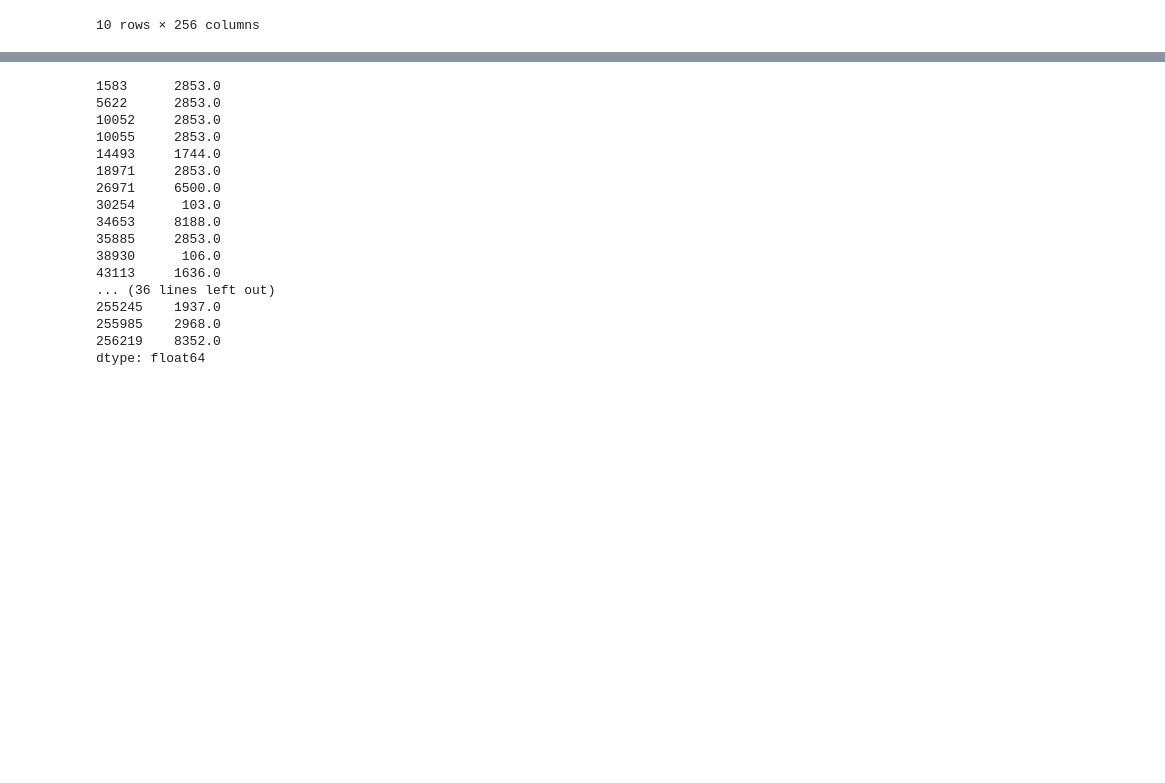
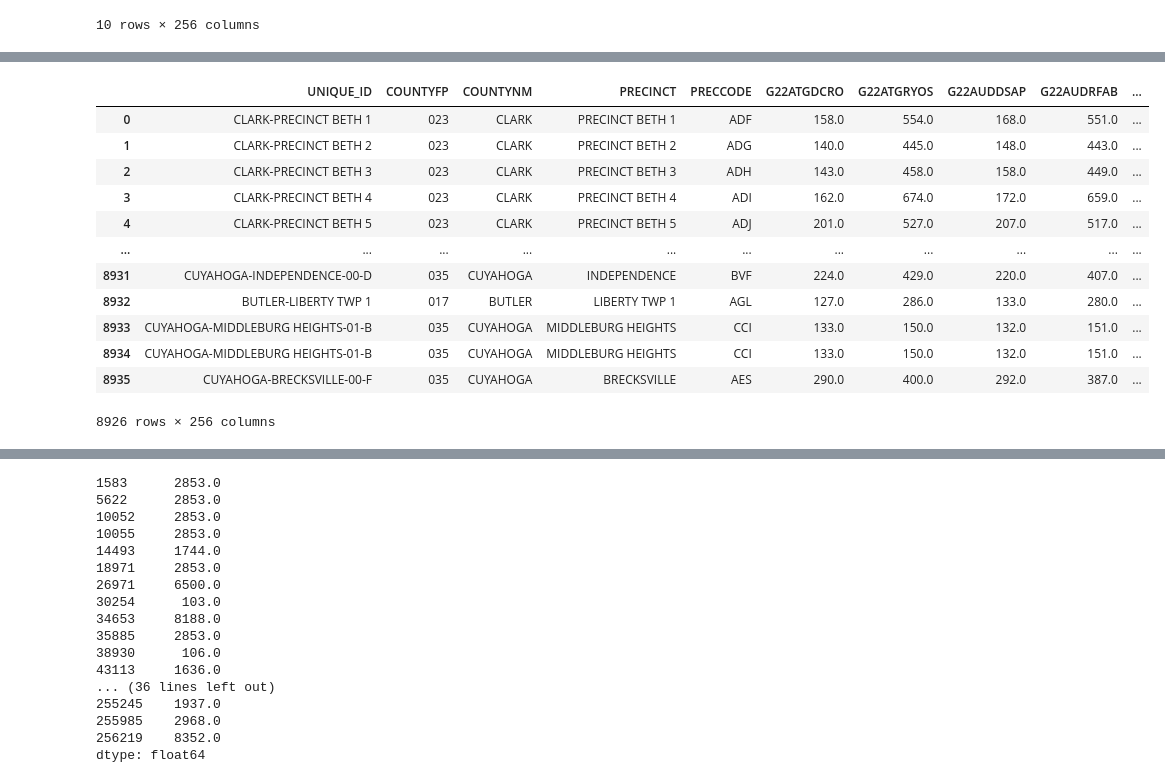
Before and after one commit to nonpartisan-redistricting-datahub/pber_collection, a Jupyter notebook: OH/2022/archive/oh_boundaries_prec_matching.ipynb, the cells around one changed output, grey strips where cells are left out. Cells and saved outputs as stored; diff of their text form; code cells hidden in the pictures; blank space fills up the shorter version.

```diff
--- a/OH/2022/oh_boundaries_prec_matching.ipynb
+++ b/OH/2022/archive/oh_boundaries_prec_matching.ipynb
@@ -1326,7 +1326,7 @@ oh_gen = gp.GeoDataFrame(pd.concat([oh_gen, columbiana1_2_cutout], ignore_index=
 #last_filter[(last_filter["UNIQUE_ID"]=="COLUMBIANA-PRECINCT LISBON VIL NORTH")|(last_filter["UNIQUE_ID"]=="COLUMBIANA-PRECINCT CENTER TWP NORTH")]
 columbiana3 = oh_gen[oh_gen["UNIQUE_ID"]=="COLUMBIANA-PRECINCT LISBON VIL NORTH"].to_crs(3857)
 columbiana4 = oh_gen[oh_gen["UNIQUE_ID"]=="COLUMBIANA-PRECINCT CENTER TWP NORTH"].to_crs(3857)
-columbiana3_4_cutout = gp.overlay(columbiana1, columbiana2,  how="difference",keep_geom_type = False)
+columbiana3_4_cutout = gp.overlay(columbiana3, columbiana4,  how="difference",keep_geom_type = False)
 
 oh_gen = oh_gen.loc[oh_gen["UNIQUE_ID"]!="COLUMBIANA-PRECINCT LISBON VIL NORTH"]
 oh_gen = gp.GeoDataFrame(pd.concat([oh_gen, columbiana3_4_cutout], ignore_index=True), crs=3857)
@@ -1410,0 +1429,16 @@ maup.assign(oh_blocks[oh_blocks["GEOID20"].isin(requires_additional_checking)],
+# %%
+oh_gen[~oh_gen["geometry"].isna()].to_crs(3857)
+# %% [output]
+|  | UNIQUE_ID | COUNTYFP | COUNTYNM | PRECINCT | PRECCODE | G22ATGDCRO | G22ATGRYOS | G22AUDDSAP | G22AUDRFAB | ... |
+| 0 | CLARK-PRECINCT BETH 1 | 023 | CLARK | PRECINCT BETH 1 | ADF | 158.0 | 554.0 | 168.0 | 551.0 | ... |
+| 1 | CLARK-PRECINCT BETH 2 | 023 | CLARK | PRECINCT BETH 2 | ADG | 140.0 | 445.0 | 148.0 | 443.0 | ... |
+| 2 | CLARK-PRECINCT BETH 3 | 023 | CLARK | PRECINCT BETH 3 | ADH | 143.0 | 458.0 | 158.0 | 449.0 | ... |
+| 3 | CLARK-PRECINCT BETH 4 | 023 | CLARK | PRECINCT BETH 4 | ADI | 162.0 | 674.0 | 172.0 | 659.0 | ... |
+| 4 | CLARK-PRECINCT BETH 5 | 023 | CLARK | PRECINCT BETH 5 | ADJ | 201.0 | 527.0 | 207.0 | 517.0 | ... |
+| ... | ... | ... | ... | ... | ... | ... | ... | ... | ... | ... |
+| 8931 | CUYAHOGA-INDEPENDENCE-00-D | 035 | CUYAHOGA | INDEPENDENCE | BVF | 224.0 | 429.0 | 220.0 | 407.0 | ... |
+| 8932 | BUTLER-LIBERTY TWP 1 | 017 | BUTLER | LIBERTY TWP 1 | AGL | 127.0 | 286.0 | 133.0 | 280.0 | ... |
+| 8933 | CUYAHOGA-MIDDLEBURG HEIGHTS-01-B | 035 | CUYAHOGA | MIDDLEBURG HEIGHTS | CCI | 133.0 | 150.0 | 132.0 | 151.0 | ... |
+| 8934 | CUYAHOGA-MIDDLEBURG HEIGHTS-01-B | 035 | CUYAHOGA | MIDDLEBURG HEIGHTS | CCI | 133.0 | 150.0 | 132.0 | 151.0 | ... |
+| 8935 | CUYAHOGA-BRECKSVILLE-00-F | 035 | CUYAHOGA | BRECKSVILLE | AES | 290.0 | 400.0 | 292.0 | 387.0 | ... |
+8926 rows × 256 columns
```
Also changed, not shown: parts of 12 cells of this notebook.
